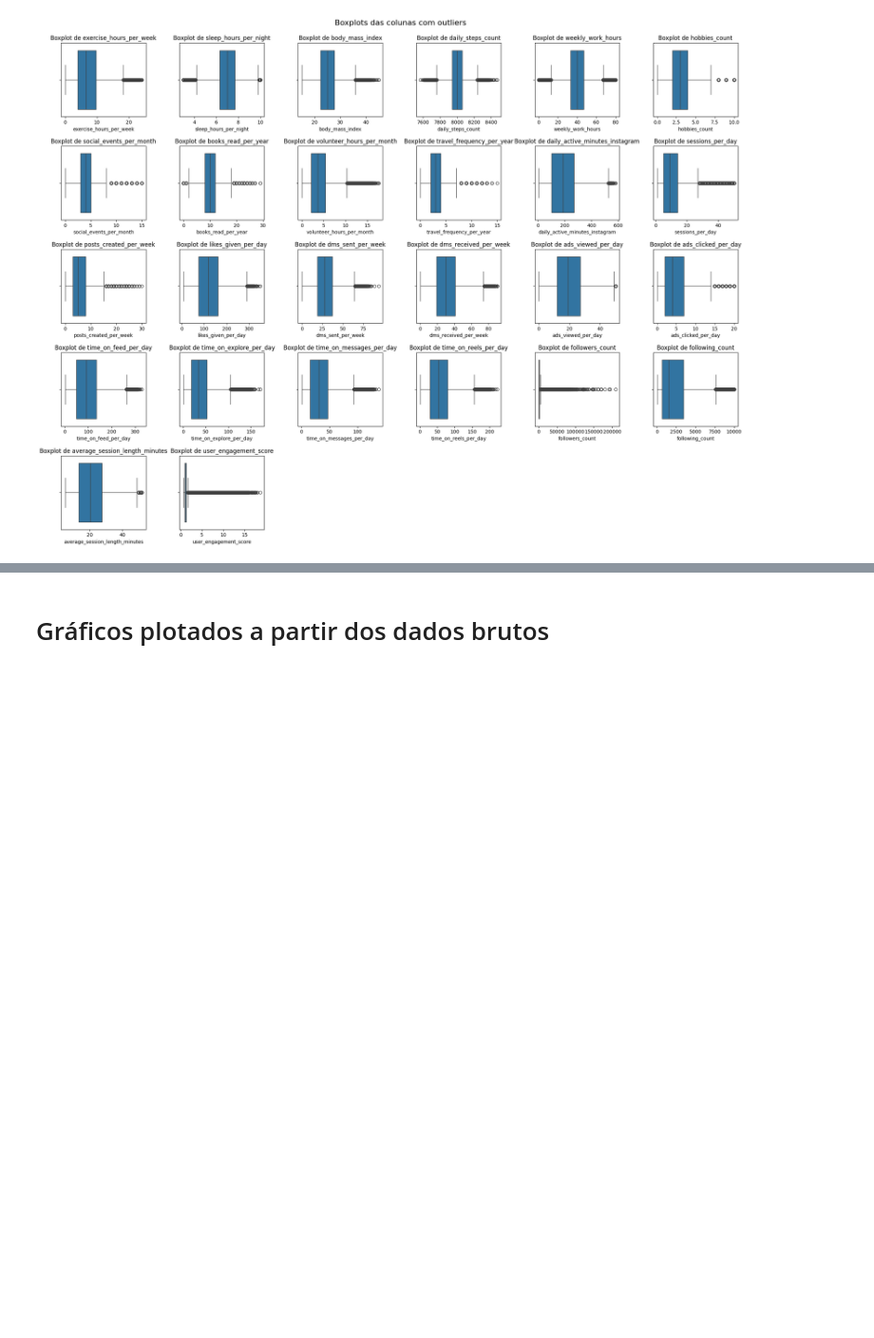
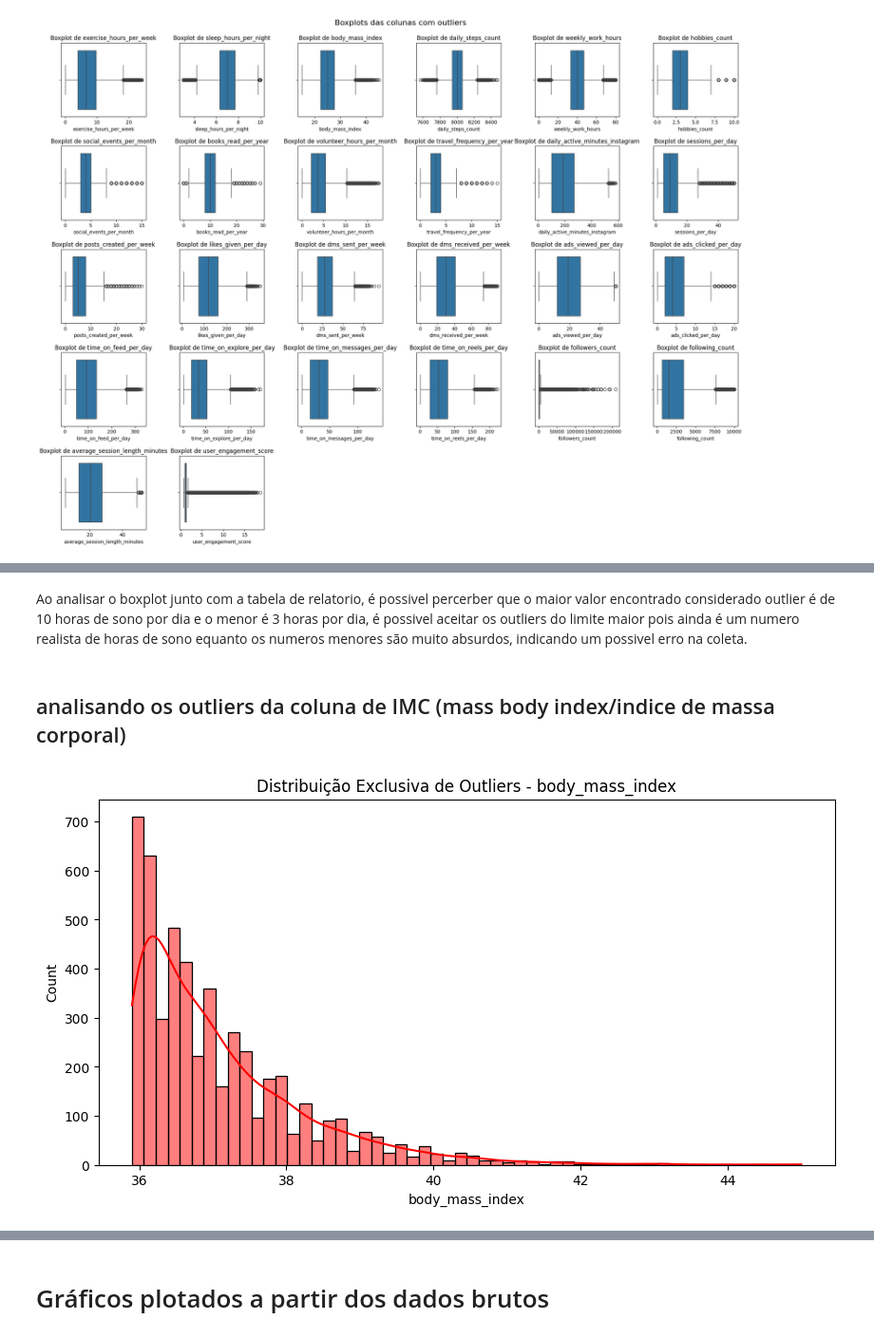
Before and after one commit to H3ytt0r62/SBD2-Social_Media_User_Analysis, a Jupyter notebook: Data layer/Raw/analytcs.ipynb, the cells around one changed output, grey strips where cells are left out. Shown at 95% size. Saved outputs shown, nothing was run; the diff lists cells and outputs as text; code cells hidden in the pictures; blank space fills up the shorter version.

```diff
--- a/Data layer/Raw/analytcs.ipynb
+++ b/Data layer/Raw/analytcs.ipynb
@@ -200,0 +220,19 @@ Apesar dos graficos apresentados acima apresentarem outliers é preciso analisar
+# %% [markdown]
+Ao analisar o boxplot junto com a tabela de relatorio, é possivel percerber que o maior valor encontrado considerado outlier é de 10 horas de sono por dia e o menor é 3 horas por dia, é possivel aceitar os outliers do limite maior pois ainda é um numero realista de horas de sono equanto os numeros menores são muito absurdos, indicando um possivel erro na coleta.
+# %% [markdown]
+## analisando os outliers da coluna de IMC (mass body index/indice de massa corporal)
+# %%
+Q1 = df_raw["body_mass_index"].quantile(0.25)
+Q3 = df_raw["body_mass_index"].quantile(0.75)
+IQR = Q3 - Q1
+limite_inferior = Q1 - 1.5 * IQR
+limite_superior = Q3 + 1.5 * IQR
+
+df_apenas_outliers = df_raw[(df_raw["body_mass_index"] < limite_inferior) | (df_raw["body_mass_index"] > limite_superior)]
+
+plt.figure(figsize=(10, 5))
+sns.histplot(df_apenas_outliers["body_mass_index"], kde=True, color='red')
+plt.title(f'Distribuição Exclusiva de Outliers - {"body_mass_index"}')
+plt.show()
+# %% [output]
+[figure, added]
```
Also changed, not shown: parts of 32 cells of this notebook, 2 other files.
